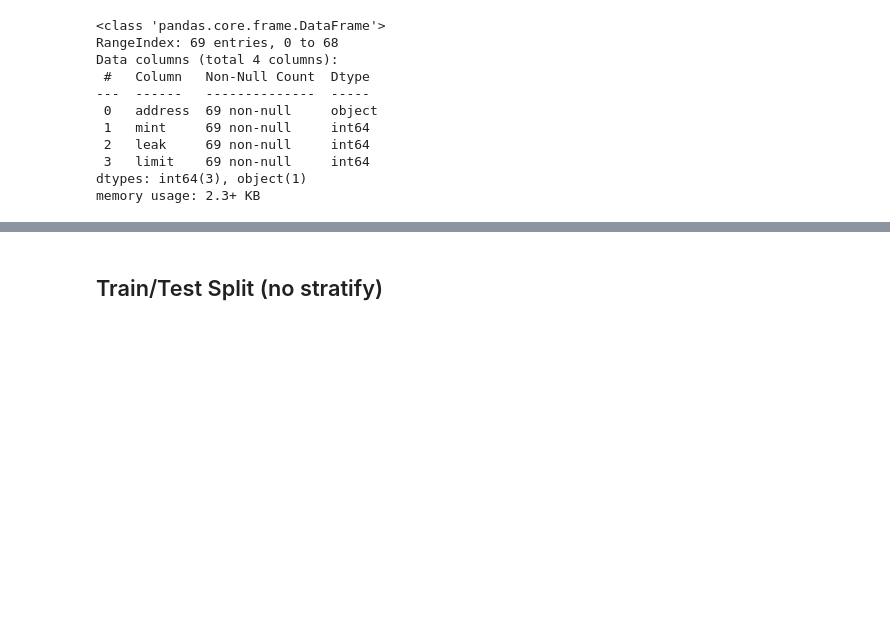
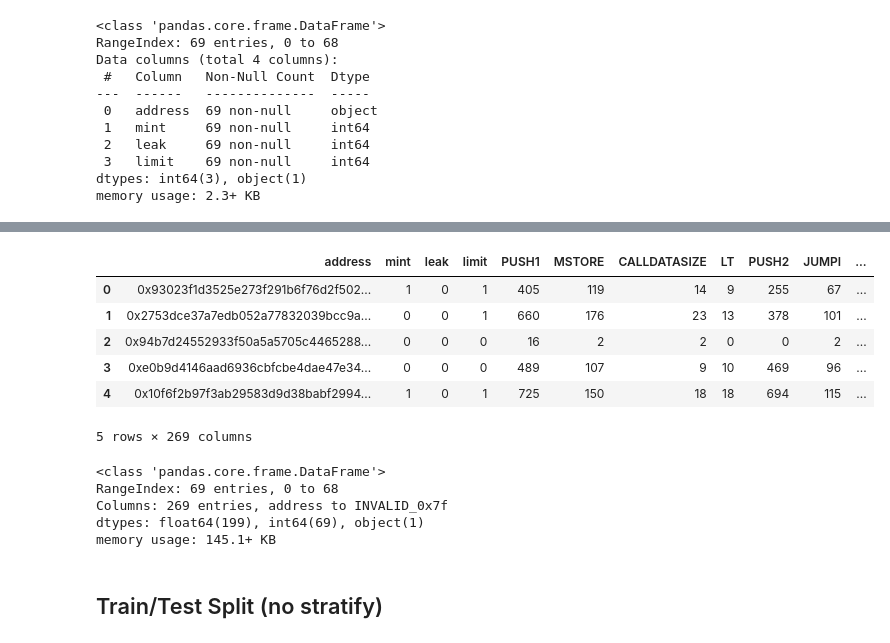
Before and after one commit to patorsiang/rugpull-detection-msc-kent-2025, a Jupyter notebook: ml/notebooks/harmonization/crpwarner_split.ipynb, the cells around one changed output, grey strips where cells are left out. Drawn from its saved outputs; the diff is of its cells as text; code cells hidden in the pictures; blank space fills up the shorter version.

```diff
--- a/ml/notebooks/harmonization/crpwarner_split.ipynb
+++ b/ml/notebooks/harmonization/crpwarner_split.ipynb
@@ -16,7 +22,7 @@ NAME = 'crpwarner'
 # %% [markdown]
 ## Load Labeled Dataset
 # %%
-df = pd.read_csv(os.path.join(IN_PATH, f'{NAME}/dataset-modified.csv'))
+df = pd.read_csv(os.path.join(CRP_PATH, dataset))
 df.head()
 # %% [output]
 |  | address | mint | leak | limit |
@@ -41,0 +59,20 @@ memory usage: 2.3+ KB
+# %%
+dataset_df = pd.merge(df, feature_df, on="address", how="inner")
+# %%
+dataset_df.head()
+# %% [output]
+|  | address | mint | leak | limit | PUSH1 | MSTORE | CALLDATASIZE | LT | PUSH2 | JUMPI | ... |
+| 0 | 0x93023f1d3525e273f291b6f76d2f502... | 1 | 0 | 1 | 405 | 119 | 14 | 9 | 255 | 67 | ... |
+| 1 | 0x2753dce37a7edb052a77832039bcc9a... | 0 | 0 | 1 | 660 | 176 | 23 | 13 | 378 | 101 | ... |
+| 2 | 0x94b7d24552933f50a5a5705c4465288... | 0 | 0 | 0 | 16 | 2 | 2 | 0 | 0 | 2 | ... |
+| 3 | 0xe0b9d4146aad6936cbfcbe4dae47e34... | 0 | 0 | 0 | 489 | 107 | 9 | 10 | 469 | 96 | ... |
+| 4 | 0x10f6f2b97f3ab29583d9d38babf2994... | 1 | 0 | 1 | 725 | 150 | 18 | 18 | 694 | 115 | ... |
+5 rows × 269 columns
+# %%
+dataset_df.info()
+# %% [output]
+<class 'pandas.core.frame.DataFrame'>
+RangeIndex: 69 entries, 0 to 68
+Columns: 269 entries, address to INVALID_0x7f
+dtypes: float64(199), int64(69), object(1)
+memory usage: 145.1+ KB
```
Also changed, not shown: parts of 8 cells of this notebook, 1 other file.
